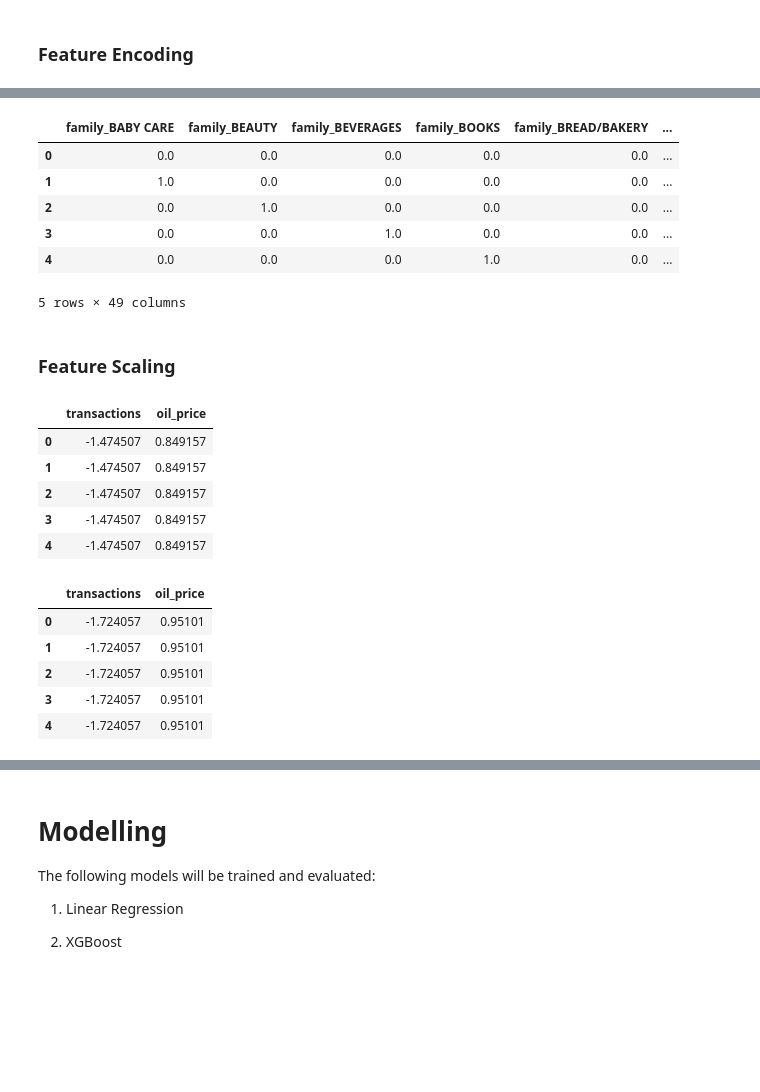
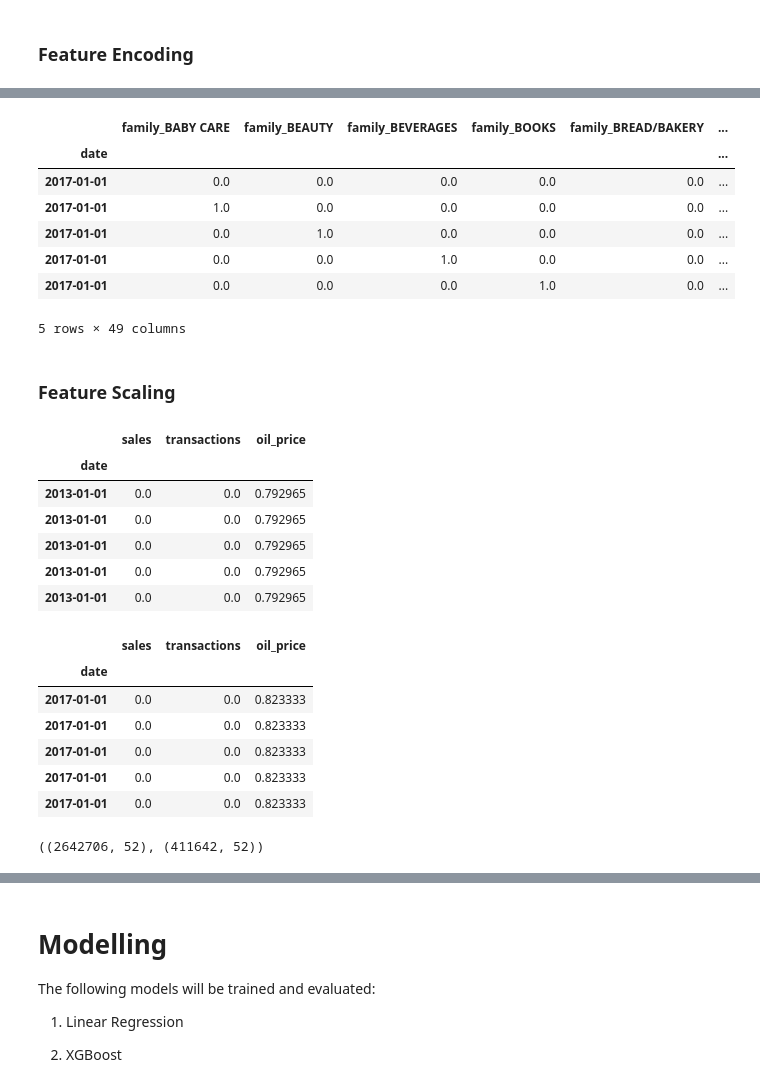
Before and after one commit to iameberedavid/Time-Series-Forecasting-Analysis-For-Corporation-Favorita, a Jupyter notebook: Jupyter Notebook.ipynb, the cells around one changed output, grey strips where cells are left out. Saved outputs shown, nothing was run; the diff lists cells and outputs as text; code cells hidden in the pictures; blank space fills up the shorter version.

```diff
--- a/Jupyter Notebook.ipynb
+++ b/Jupyter Notebook.ipynb
@@ -1027,8 +1018,3 @@ From the data provided, Corporation Favorita made it's lowest sales in 2013 and
 # Make a copy of the train_merged dataset on which to perform feature engineering
 
 train_data = train_merged.copy()
-# %%
-# Reset the index back to a normal column
-
-train_data = train_data.reset_index()
-train_data.head()
@@ -1095,8 +1074,8 @@ train_years = [2013, 2014, 2015, 2016]
 val_year = [2017]
 
 # Obtain the training set and validation set
-train_set = train_data.loc[train_data['year'].isin(train_years)]
-val_set = train_data.loc[train_data['year'].isin(val_year)]
+train_set = train_data.loc[(train_data['year'].isin(train_years) & train_data['year'].isin(train_years))]
+val_set = train_data.loc[(train_data['year'].isin(val_year) & train_data['year'].isin(val_year))]
 
 # Print the shape of the training set and validation set
 train_set.shape, val_set.shape
@@ -1126,7 +1104,11 @@ memory usage: 191.5+ MB
 # %%
+# Extract the original index column for later use
+train_index = train_set.index
+val_index = val_set.index
+
 # Obtain the categorical columns to encode and numerical columns to scale
 cat_columns_to_encode = ['family', 'onpromotion', 'state', 'holiday_status']
-num_columns_to_scale = ['transactions', 'oil_price']
+num_columns_to_scale = ['sales', 'transactions', 'oil_price']
 
 # Create seperate DataFrames for categorical columns and numerical columns of training set
 train_set_cat_df = train_set[cat_columns_to_encode]
@@ -1160,19 +1143,20 @@ train_set_cat_encoded_df.head()
 5 rows × 49 columns
 # %%
-# Use OneHotEncoder to encode the categorical columns of the training set
+# Use OneHotEncoder to encode the categorical columns of the validation set
 encoder.fit(val_set_cat_df)
 val_set_cat_encoded = encoder.transform(val_set_cat_df).tolist()
-val_set_cat_encoded_df = pd.DataFrame(val_set_cat_encoded, columns=encoder.get_feature_names_out())
+val_set_cat_encoded_df = pd.DataFrame(val_set_cat_encoded, columns=encoder.get_feature_names_out(), index=val_index)
 
 # View the encoded columns of the validation set
 val_set_cat_encoded_df.head()
 # %% [output]
 |  | family_BABY CARE | family_BEAUTY | family_BEVERAGES | family_BOOKS | family_BREAD/BAKERY | ... |
-| 0 | 0.0 | 0.0 | 0.0 | 0.0 | 0.0 | ... |
-| 1 | 1.0 | 0.0 | 0.0 | 0.0 | 0.0 | ... |
-| 2 | 0.0 | 1.0 | 0.0 | 0.0 | 0.0 | ... |
-| 3 | 0.0 | 0.0 | 1.0 | 0.0 | 0.0 | ... |
-| 4 | 0.0 | 0.0 | 0.0 | 1.0 | 0.0 | ... |
+| date |  |  |  |  |  | ... |
+| 2017-01-01 | 0.0 | 0.0 | 0.0 | 0.0 | 0.0 | ... |
+| 2017-01-01 | 1.0 | 0.0 | 0.0 | 0.0 | 0.0 | ... |
+| 2017-01-01 | 0.0 | 1.0 | 0.0 | 0.0 | 0.0 | ... |
+| 2017-01-01 | 0.0 | 0.0 | 1.0 | 0.0 | 0.0 | ... |
+| 2017-01-01 | 0.0 | 0.0 | 0.0 | 1.0 | 0.0 | ... |
 5 rows × 49 columns
 # %% [markdown]
 ### Feature Scaling
@@ -1183,36 +1167,42 @@ scaler = StandardScaler()
 # %%
-# Use StandardScaler to scale the numerical columns of the training set
+# Use MinMaxScaler to scale the numerical columns of the training set
 scaler.fit(train_set_num_df)
 train_set_num_scaled = scaler.transform(train_set_num_df).tolist()
-train_set_num_scaled_df = pd.DataFrame(train_set_num_scaled, columns=scaler.get_feature_names_out())
+train_set_num_scaled_df = pd.DataFrame(train_set_num_scaled, columns=scaler.get_feature_names_out(), index=train_index)
 
 # View the scaled columns of the training set
 train_set_num_scaled_df.head()
 # %% [output]
-|  | transactions | oil_price |
-| 0 | -1.474507 | 0.849157 |
-| 1 | -1.474507 | 0.849157 |
-| 2 | -1.474507 | 0.849157 |
-| 3 | -1.474507 | 0.849157 |
-| 4 | -1.474507 | 0.849157 |
+|  | sales | transactions | oil_price |
+| date |  |  |  |
+| 2013-01-01 | 0.0 | 0.0 | 0.792965 |
+| 2013-01-01 | 0.0 | 0.0 | 0.792965 |
+| 2013-01-01 | 0.0 | 0.0 | 0.792965 |
+| 2013-01-01 | 0.0 | 0.0 | 0.792965 |
+| 2013-01-01 | 0.0 | 0.0 | 0.792965 |
 # %%
-# Use StandardScaler to scale the numerical columns of the validation set
+# Use MinMaxScaler to scale the numerical columns of the validation set
 scaler.fit(val_set_num_df)
 val_set_num_scaled = scaler.transform(val_set_num_df).tolist()
-val_set_num_scaled_df = pd.DataFrame(val_set_num_scaled, columns=scaler.get_feature_names_out())
+val_set_num_scaled_df = pd.DataFrame(val_set_num_scaled, columns=scaler.get_feature_names_out(), index=val_index)
 
 # View the scaled columns of the validation set
 val_set_num_scaled_df.head()
 # %% [output]
-|  | transactions | oil_price |
-| 0 | -1.724057 | 0.95101 |
-| 1 | -1.724057 | 0.95101 |
-| 2 | -1.724057 | 0.95101 |
-| 3 | -1.724057 | 0.95101 |
-| 4 | -1.724057 | 0.95101 |
+|  | sales | transactions | oil_price |
+| date |  |  |  |
+| 2017-01-01 | 0.0 | 0.0 | 0.823333 |
+| 2017-01-01 | 0.0 | 0.0 | 0.823333 |
+| 2017-01-01 | 0.0 | 0.0 | 0.823333 |
+| 2017-01-01 | 0.0 | 0.0 | 0.823333 |
+| 2017-01-01 | 0.0 | 0.0 | 0.823333 |
 # %%
-# Combine the encoded and scaled DataFrames with the date and sales columns of train_set and val_set
-# to get the final training and validation sets
+# Combine the date column of train_set and val_set with the encoded and scaled DataFrames to get the final training
+# and validation sets
+train_final = pd.concat([train_set_cat_encoded_df, train_set_num_scaled_df], axis=1)
+val_final = pd.concat([val_set_cat_encoded_df, val_set_num_scaled_df], axis=1)
 
-train_final = pd.concat([train_set_cat_encoded_df, train_set_num_scaled_df, train_set[['date', 'sales']]], axis=1)
-val_final = pd.concat([val_set_cat_encoded_df, val_set_num_scaled_df, val_set[['date', 'sales']]], axis=1)
+# Print the shape of the final training and validation sets
+train_final.shape, val_final.shape
+# %% [output]
+((2642706, 52), (411642, 52))
```
Also changed, not shown: parts of 38 cells of this notebook.
